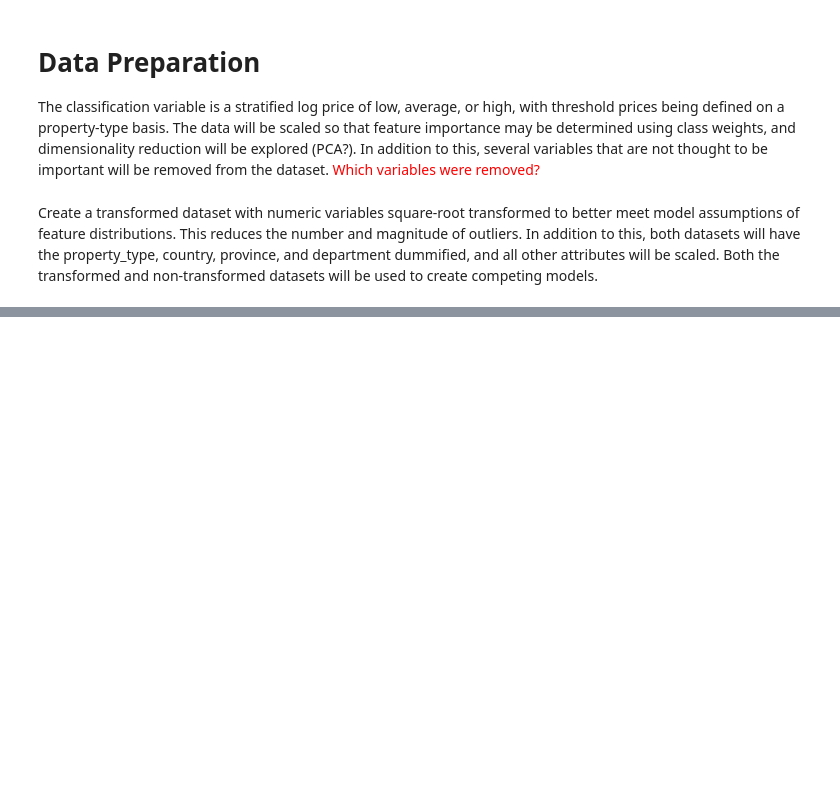
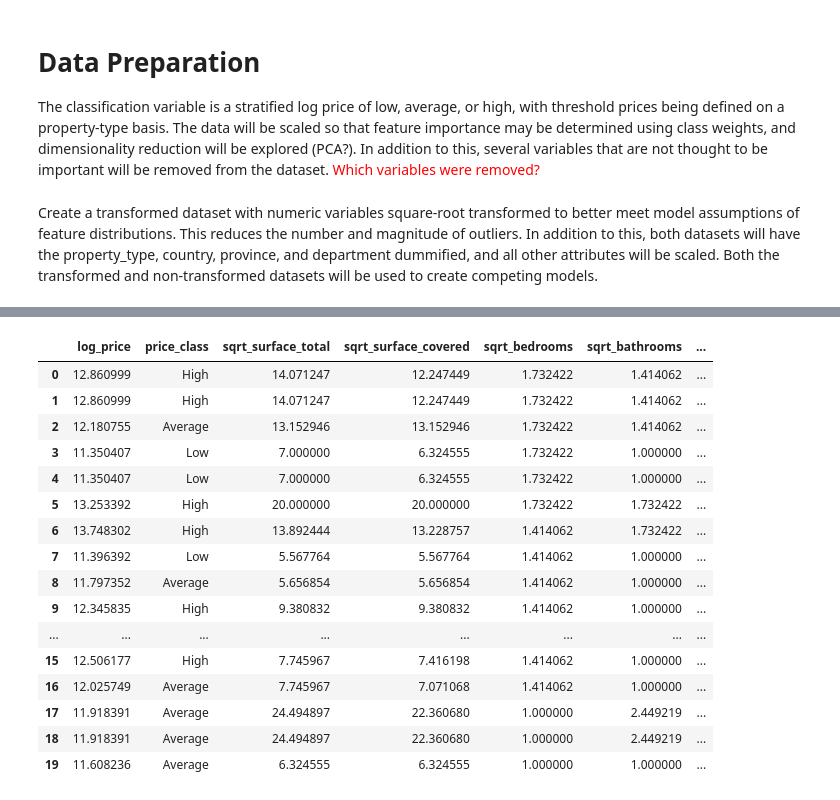
Before and after one commit to DataScienceMustang/DS_7331_MLI_Project1, a Jupyter notebook: Lab2Code.ipynb, the cells around one changed output, grey strips where cells are left out. Cells and saved outputs as stored; diff of their text form; code cells hidden in the pictures; blank space fills up the shorter version.

```diff
--- a/Lab2Code.ipynb
+++ b/Lab2Code.ipynb
@@ -93,7 +100,9 @@ df[continuous_vars] = df[continuous_vars].astype(np.float64)
 df[string_vars] = df[string_vars].astype(str)
 
 # Remove observations missing l3 and price before encoding
-df2 = df.dropna(axis = 0, subset = ['price', 'l3'])
+#df2 = df.dropna(axis = 0, subset = ['price', 'l3'])
+
+df2 = df.dropna(axis = 0, subset = ['price'])
 # %% [markdown]
 Create a transformed dataset with numeric variables square-root transformed to better meet model assumptions of feature distributions. This reduces the number and magnitude of outliers. In addition to this, both datasets will have the property_type, country, province, and department dummified, and all other attributes will be scaled. Both the transformed and non-transformed datasets will be used to create competing models.
 # %%
@@ -346,0 +144,10 @@ The PCA on the transformed data with 10 components explains 99.7% of all varianc
+# %%
+# Get dummy variables for transformed dataset
+nol3 = df_transform.drop(columns = 'l3')
+trans_nol3 = pd.get_dummies(nol3, columns = ['l1', 'l2', 'property_type'],
+                          prefix = {'l1':'Country', 'l2':'Province', 'property_type': 'Property_type'},
+                          sparse = True, drop_first = False)
+
+# Drop reference levels for each dummified feature (same references as non-transformed data) and unimportant or currently unusable features.
+trans_nol3 = trans_nol3.drop(columns = ['Country_Argentina', 'Province_Misiones', 'Property_type_Casa'])
+trans_nol3 = trans_nol3.drop(columns = ['id', 'start_date', 'end_date', 'created_on', 'lat', 'lon', 'title', 'description', 'price'])
@@ -346,0 +157,38 @@ The PCA on the transformed data with 10 components explains 99.7% of all varianc
+# %%
+props = ['Property_type_Casa de campo', 'Property_type_Departamento', 'Property_type_Depósito', 'Property_type_Finca',
+         'Property_type_Garaje', 'Property_type_Local comercial', 'Property_type_Lote', 'Property_type_Oficina',
+         'Property_type_Otro', 'Property_type_PH', 'Property_type_Parqueadero']
+
+# Log price - property type interaction terms
+ints = ['int_Casa de campo', 'int_Departamento', 'int_Depósito', 'int_Finca',
+         'int_Garaje', 'int_Local comercial', 'int_Lote', 'int_Oficina',
+         'int_Otro', 'int_PH', 'int_Parqueadero']
+
+int_df = trans_nol3.copy()
+int_vectors = np.empty(shape = (len(int_df), len(props)))
+i = 0
+
+# Manually create interaction terms
+for int in ints:
+    int_vectors[:,i] =  int_df[props[i]] * int_df['log_price']
+    i += 1
+# %%
+int_df.head(20)
+# %% [output]
+|  | log_price | price_class | sqrt_surface_total | sqrt_surface_covered | sqrt_bedrooms | sqrt_bathrooms | ... |
+| 0 | 12.860999 | High | 14.071247 | 12.247449 | 1.732422 | 1.414062 | ... |
+| 1 | 12.860999 | High | 14.071247 | 12.247449 | 1.732422 | 1.414062 | ... |
+| 2 | 12.180755 | Average | 13.152946 | 13.152946 | 1.732422 | 1.414062 | ... |
+| 3 | 11.350407 | Low | 7.000000 | 6.324555 | 1.732422 | 1.000000 | ... |
+| 4 | 11.350407 | Low | 7.000000 | 6.324555 | 1.732422 | 1.000000 | ... |
+| 5 | 13.253392 | High | 20.000000 | 20.000000 | 1.732422 | 1.732422 | ... |
+| 6 | 13.748302 | High | 13.892444 | 13.228757 | 1.414062 | 1.732422 | ... |
+| 7 | 11.396392 | Low | 5.567764 | 5.567764 | 1.414062 | 1.000000 | ... |
+| 8 | 11.797352 | Average | 5.656854 | 5.656854 | 1.414062 | 1.000000 | ... |
+| 9 | 12.345835 | High | 9.380832 | 9.380832 | 1.414062 | 1.000000 | ... |
+| ... | ... | ... | ... | ... | ... | ... | ... |
+| 15 | 12.506177 | High | 7.745967 | 7.416198 | 1.414062 | 1.000000 | ... |
+| 16 | 12.025749 | Average | 7.745967 | 7.071068 | 1.414062 | 1.000000 | ... |
+| 17 | 11.918391 | Average | 24.494897 | 22.360680 | 1.000000 | 2.449219 | ... |
+| 18 | 11.918391 | Average | 24.494897 | 22.360680 | 1.000000 | 2.449219 | ... |
+| 19 | 11.608236 | Average | 6.324555 | 6.324555 | 1.000000 | 1.000000 | ... |
```
Also changed, not shown: parts of 67 cells of this notebook.
